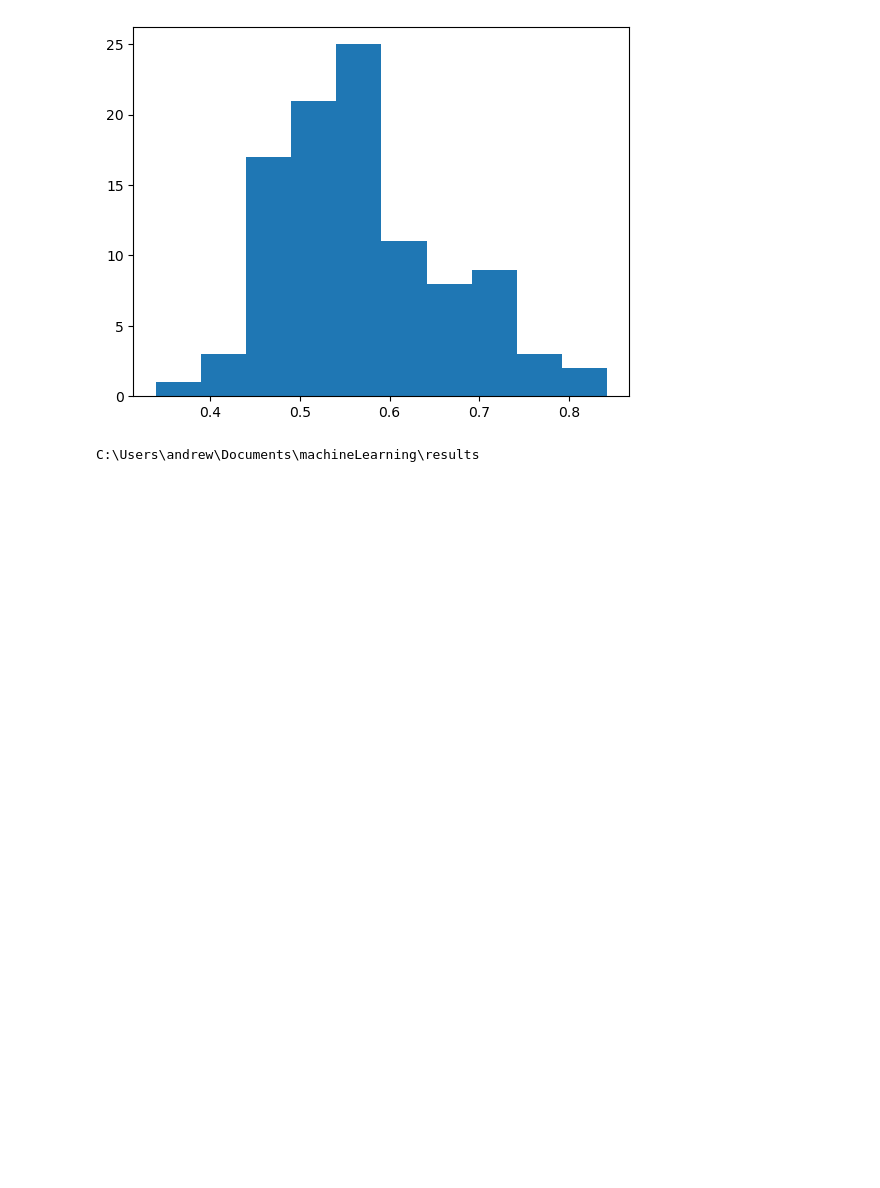
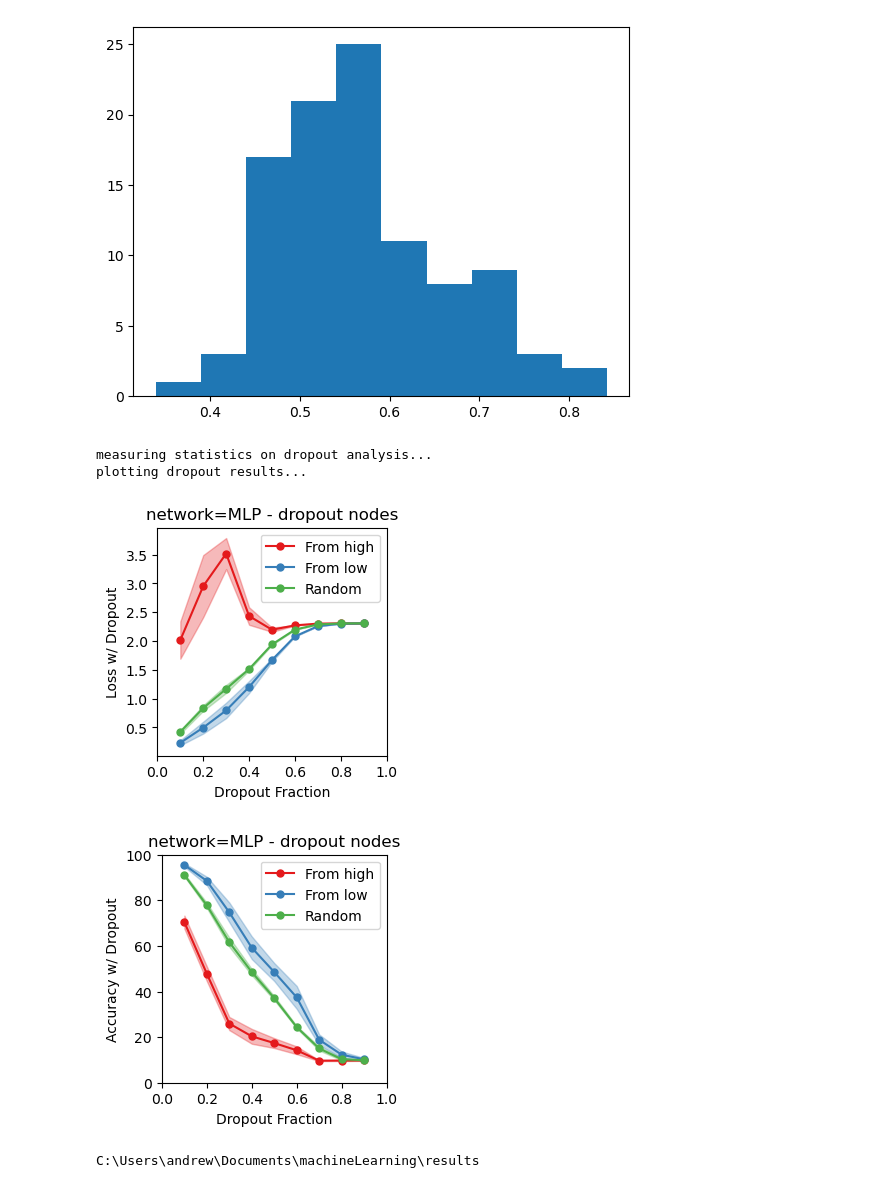
Before and after one commit to landoskape/networkAlignmentAnalysis, a Jupyter notebook: workspace.ipynb, the cells around one changed output. Drawn from its saved outputs; the diff is of its cells as text; code cells hidden in the pictures; blank space fills up the shorter version.

```diff
--- a/workspace.ipynb
+++ b/workspace.ipynb
@@ -110,8 +110,20 @@ plt.show()
 # %%
 args = ['--network', 'MLP', '--dataset', 'MNIST']
 expmt = get_experiment("alignment_stats", build=True, args=args)
-nets = expmt.create_networks()[0]
-nets = expmt.load_networks(nets)
+nets, optimizers, prms = expmt.create_networks()
+# expmt.load_networks(nets)
+nets = utils.load_checkpoints(nets, optimizers, DEVICE, expmt.get_checkpoint_path())
+dataset = get_dataset("MNIST", build=True, transform_parameters=nets[0])
+
+parameters = dict(num_drops=expmt.args.num_drops, by_layer=expmt.args.dropout_by_layer, train_set=False)
+results = train.progressive_dropout(nets, dataset, None, **parameters)
+# %%
+plotting.plot_dropout_results(expmt, results, parameters, prms)
+# %% [output]
+measuring statistics on dropout analysis...
+plotting dropout results...
+[figure, added]
+[figure, added]
 # %%
 import glob
 import re
```
Also changed, not shown: parts of 1 cell of this notebook.
